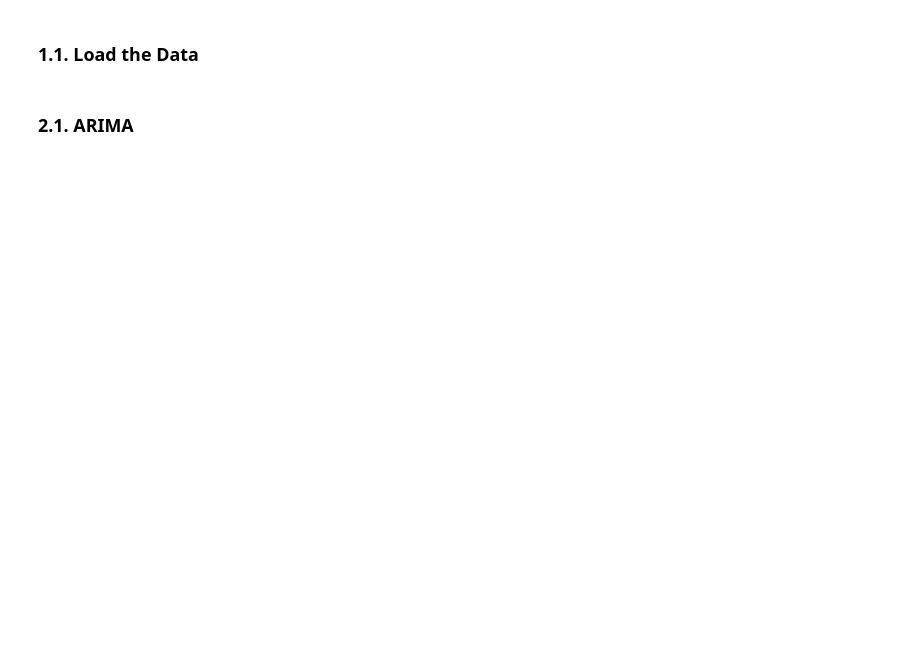
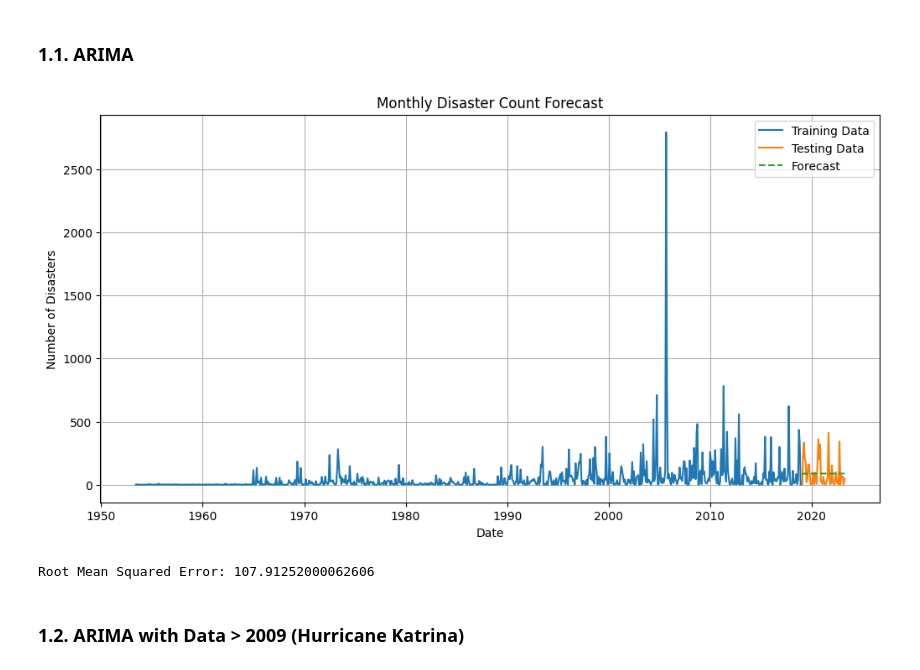
Before and after one commit to helloklow/natural_disasters, a Jupyter notebook: notebooks/3_low_arima.ipynb, the cells around one changed output. Cells and saved outputs as stored; diff of their text form; code cells hidden in the pictures; blank space fills up the shorter version.

Commit message:
update arima

```diff
--- a/notebooks/3_low_arima.ipynb
+++ b/notebooks/3_low_arima.ipynb
@@ -6,6 +6,12 @@ import matplotlib.pyplot as plt
 from sklearn.metrics import mean_squared_error
 from statsmodels.tsa.arima.model import ARIMA
 # %% [markdown]
-### 1.1. Load the Data
+### 1.1. ARIMA
 # %%
-df_parquet=pd.read_parquet('/data/file.parquet')
+# Load cleaned data
+clean_state_type_df=pd.read_parquet('../data/clean_state_type_df.parquet')
+# %%
+# Train-test split
+split_date='2019-01-01'
+train=clean_state_type_df[:split_date]['disaster_count']
+test=clean_state_type_df[split_date:]['disaster_count']
@@ -12,2 +23,22 @@ df_parquet=pd.read_parquet('/data/file.parquet')
+# %%
+# Plot results
+plt.figure(figsize=(12, 6))
+plt.plot(train.index, train, label='Training Data')
+plt.plot(test.index, test, label='Testing Data')
+plt.plot(test.index, forecast, label='Forecast', linestyle='--')
+plt.title('Monthly Disaster Count Forecast')
+plt.xlabel('Date')
+plt.ylabel('Number of Disasters')
+plt.legend()
+plt.grid()
+plt.show()
+# %% [output]
+[figure, added]
+# %%
+# Evaluate model
+rmse=np.sqrt(mean_squared_error(test, forecast))
+print(f"Root Mean Squared Error: {rmse}")
+# %% [output]
+Root Mean Squared Error: 107.91252000062606
 # %% [markdown]
-### 2.1. ARIMA
+### 1.2. ARIMA with Data > 2009 (Hurricane Katrina)
```
Also changed, not shown: parts of 7 cells of this notebook, 4 other files.
